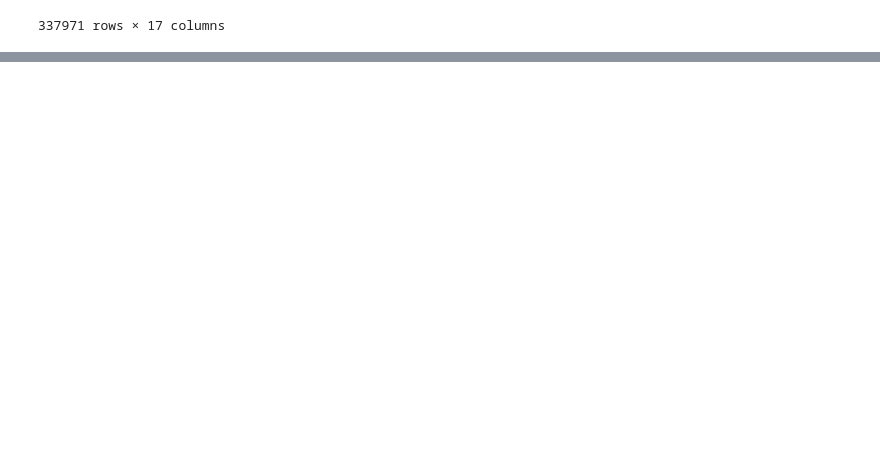
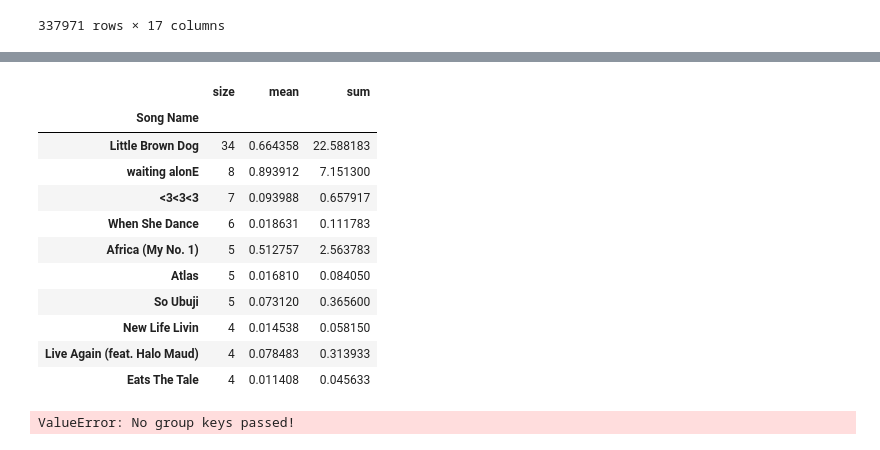
Before and after one commit to BOYSABIO/Machine-Learning-Roadmap, a Jupyter notebook: DATA_SCIENCE/apple_music.ipynb, the cells around one changed output, grey strips where cells are left out. Cells and saved outputs as stored; diff of their text form; code cells hidden in the pictures; blank space fills up the shorter version.

```diff
--- a/DATA_SCIENCE/apple_music.ipynb
+++ b/DATA_SCIENCE/apple_music.ipynb
@@ -45,0 +114,19 @@ music
+# %%
+music[music['IP City'] == 'LIVINGSTON'].groupby('Song Name')['play_duration_minutes'].agg(['size', 'mean', 'sum']).sort_values(['size'], ascending = [False]).head(10)
+# %% [output]
+|  | size | mean | sum |
+| Song Name |  |  |  |
+| Little Brown Dog | 34 | 0.664358 | 22.588183 |
+| waiting alonE | 8 | 0.893912 | 7.151300 |
+| <3<3<3 | 7 | 0.093988 | 0.657917 |
+| When She Dance | 6 | 0.018631 | 0.111783 |
+| Africa (My No. 1) | 5 | 0.512757 | 2.563783 |
+| Atlas | 5 | 0.016810 | 0.084050 |
+| So Ubuji | 5 | 0.073120 | 0.365600 |
+| New Life Livin | 4 | 0.014538 | 0.058150 |
+| Live Again (feat. Halo Maud) | 4 | 0.078483 | 0.313933 |
+| Eats The Tale | 4 | 0.011408 | 0.045633 |
+# %%
+music.pivot_table('IP City')['Song Name']
+# %% [output]
+ValueError: No group keys passed!
```
Also changed, not shown: parts of 4 cells of this notebook.
